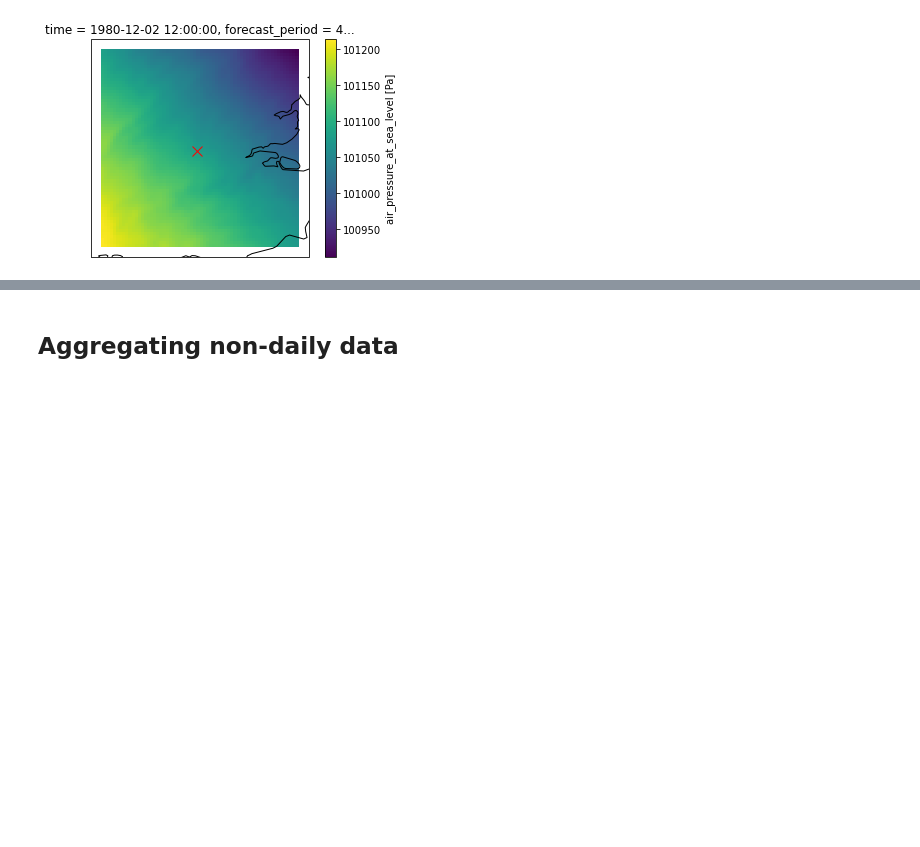
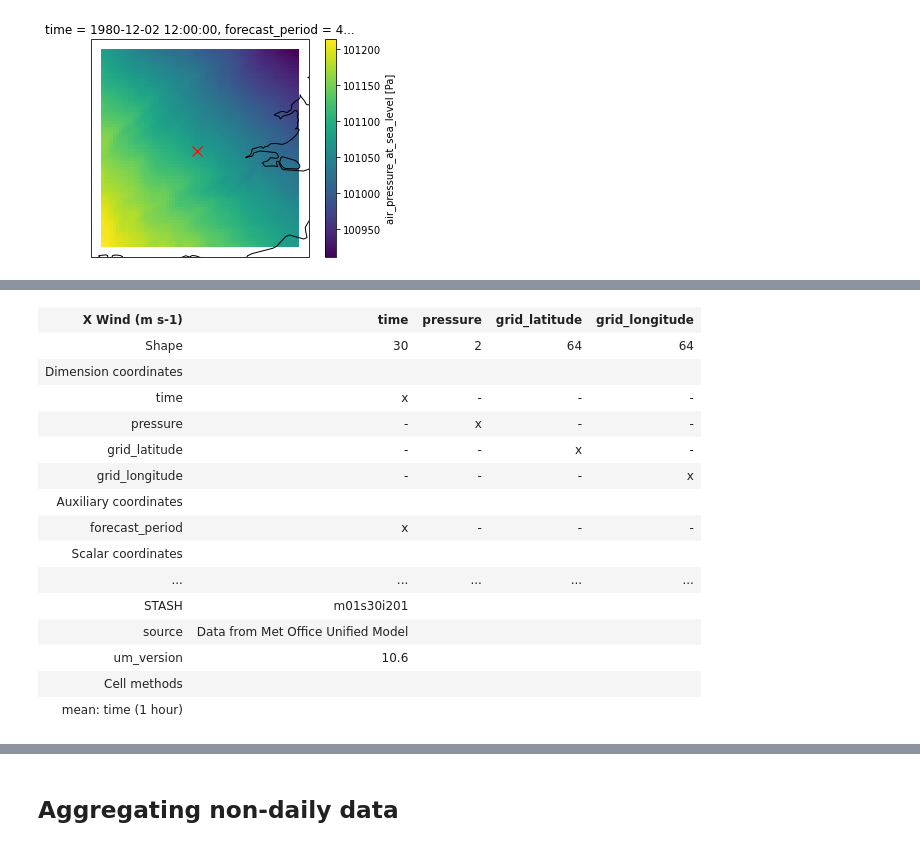
Before and after one commit to henryaddison/ml-downscaling-emulation, a Jupyter notebook: notebooks/exploration/moose data.ipynb, the cells around one changed output, grey strips where cells are left out. Saved outputs shown, nothing was run; the diff lists cells and outputs as text; code cells hidden in the pictures; blank space fills up the shorter version.

```diff
--- a/notebooks/exploration/moose data.ipynb
+++ b/notebooks/exploration/moose data.ipynb
@@ -138,0 +168,21 @@ plt.show()
+# %%
+london_xwind_cube = xwind_cube[0][:, :, (london_cp_rp_idx[1]-32):(london_cp_rp_idx[1]+32), (london_cp_rp_idx[0]-32):(london_cp_rp_idx[0]+32)]
+iris.save(london_xwind_cube, '../learning/xwind-mixedpsi-london-19812.nc')
+london_xwind_cube
+# %% [output]
+| X Wind (m s-1) | time | pressure | grid_latitude | grid_longitude |
+| Shape | 30 | 2 | 64 | 64 |
+| Dimension coordinates |  |  |  |  |
+| time | x | - | - | - |
+| pressure | - | x | - | - |
+| grid_latitude | - | - | x | - |
+| grid_longitude | - | - | - | x |
+| Auxiliary coordinates |  |  |  |  |
+| forecast_period | x | - | - | - |
+| Scalar coordinates |  |  |  |  |
+| ... | ... | ... | ... | ... |
+| STASH | m01s30i201 |  |  |  |
+| source | Data from Met Office Unified Model |  |  |  |
+| um_version | 10.6 |  |  |  |
+| Cell methods |  |  |  |  |
+| mean: time (1 hour) |  |  |  |  |
```
Also changed, not shown: parts of 7 cells of this notebook, 6 other files.
